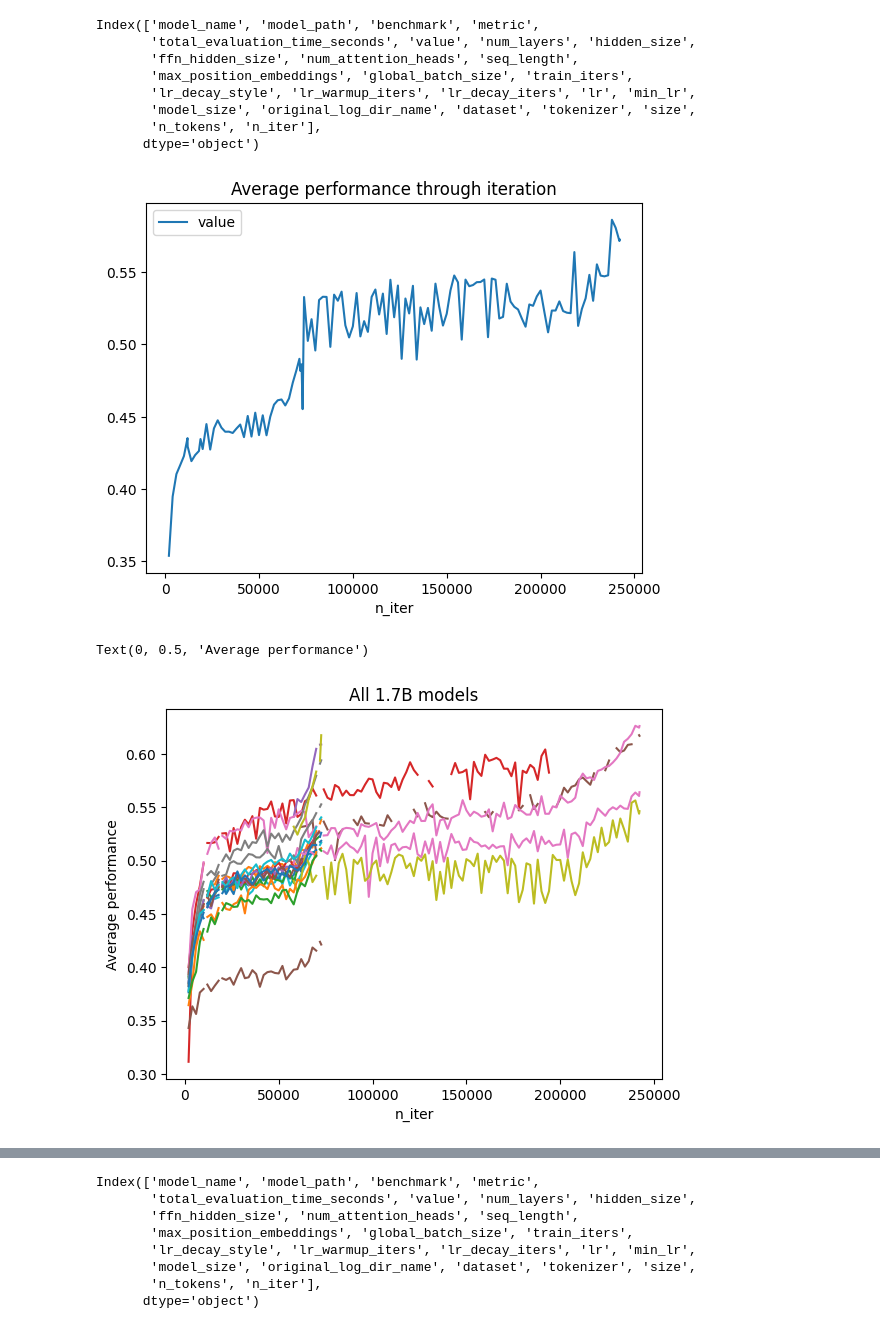
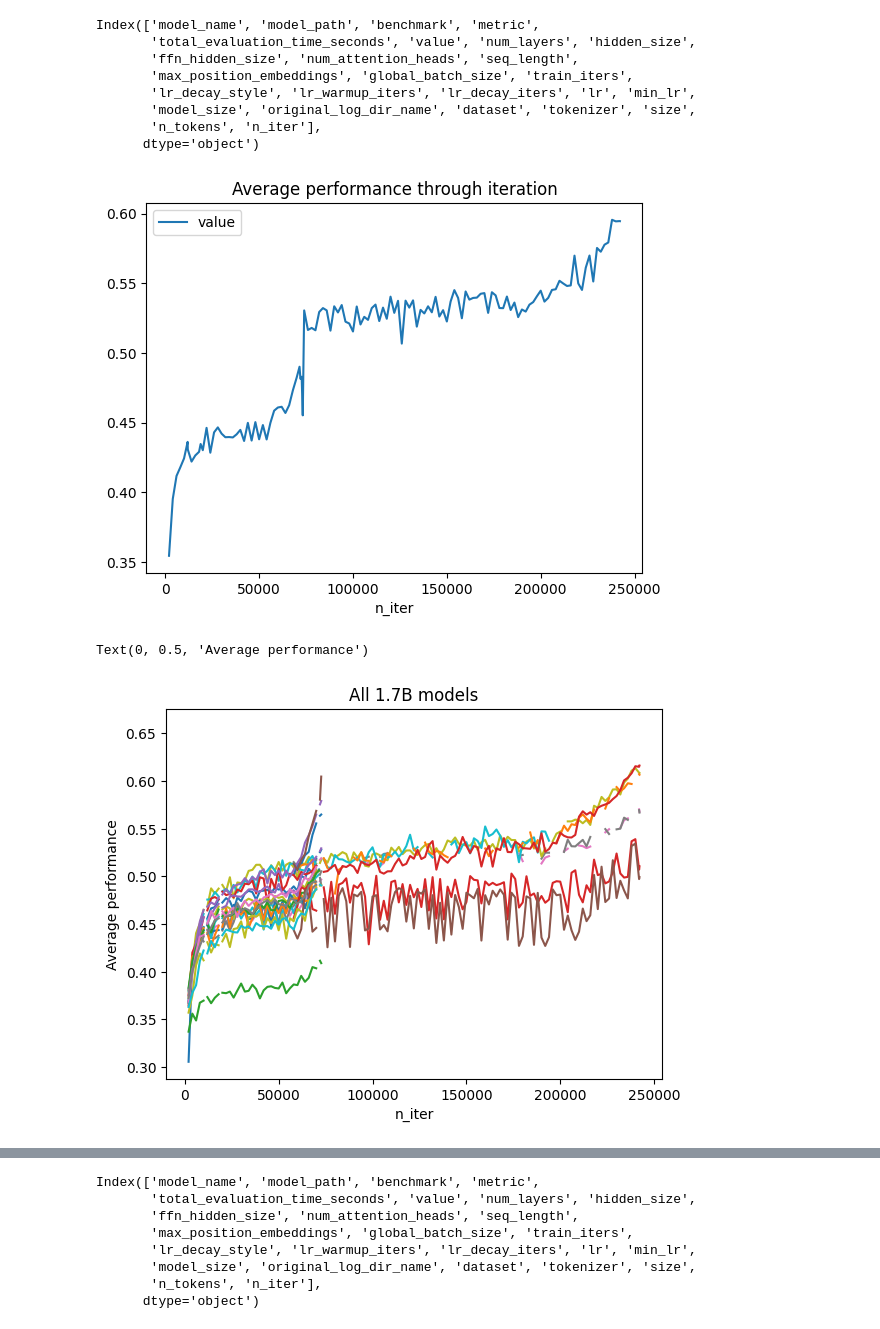
Before and after one commit to OpenEuroLLM/notebooks, a Jupyter notebook: plot_results_release/evaluation-analysis.ipynb, the cells around one changed output, grey strips where cells are left out. Saved outputs shown, nothing was run; the diff lists cells and outputs as text; code cells hidden in the pictures.

```diff
--- a/plot_results_release/evaluation-analysis.ipynb
+++ b/plot_results_release/evaluation-analysis.ipynb
@@ -30,4 +30,6 @@ benchmarks = ['copa', 'lambada_openai', 'openbookqa', 'winogrande', 'social_iqa'
 # %%
 bench_sel = ['mmlu', 'copa', 'lambada_openai', 'openbookqa', 'winogrande', 'arc_challenge', 'boolq', 'commonsense_qa', 'hellaswag', 'piqa']
 # %%
-df_all = pd.read_csv("results.csv.zip")
+df_all = pd.read_csv("../data/results-22-05.csv.zip")
+#df_all = pd.read_csv("../data/results.csv.zip")
+df_all.head()
@@ -207,27 +178,27 @@ df_mean = df_mean.sort_values(by=["model_path", "n_iter"])
 ax = df_mean.loc[:, ["n_iter", "value"]].groupby("n_iter").mean().plot()
 ax.set_title("Average performance through iteration");
 # %% [output]
-[figure, old version]
+[figure, new version]
 # %%
 bench_sel_curve = [
-    #'mmlu',
+ 'mmlu',
  'copa',
  'lambada_openai',
  'openbookqa',
  'winogrande',
  'arc_challenge',
  'boolq',
  'commonsense_qa',
  'hellaswag',
  'piqa']
 
 
 df_all.loc[(df_all.benchmark.isin(bench_sel_curve)) & (df_all.loc[:, "size"] == 1.7)].pivot_table(index="n_iter", columns="model_name", values="value").plot(legend=False)
 plt.title("All 1.7B models")
 plt.ylabel("Average performance")
 # %% [output]
 Text(0, 0.5, 'Average performance')
-[figure, old version]
+[figure, new version]
 # %%
 df_plot = df_all.copy()
 df_plot["model"] = df_plot.apply(lambda row: f'{row["dataset"]} {row["size"]}B', axis=1)
```
Also changed, not shown: parts of 46 cells of this notebook, 5 other files.
